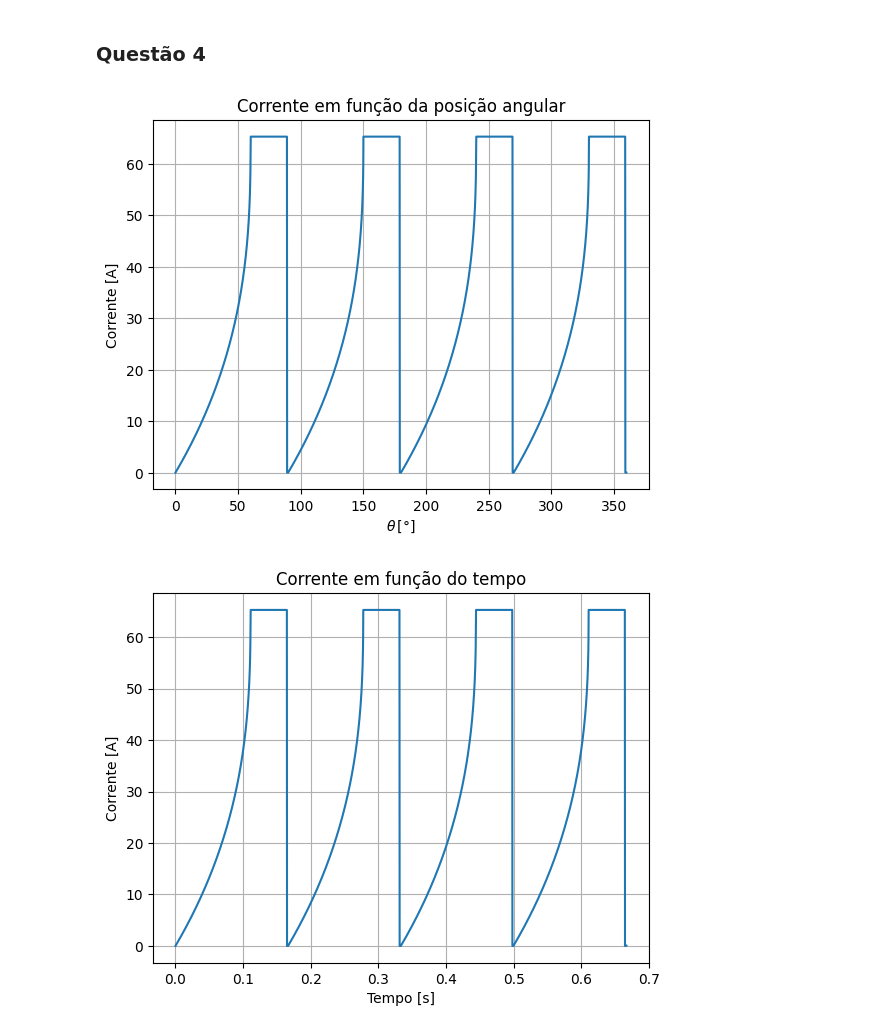
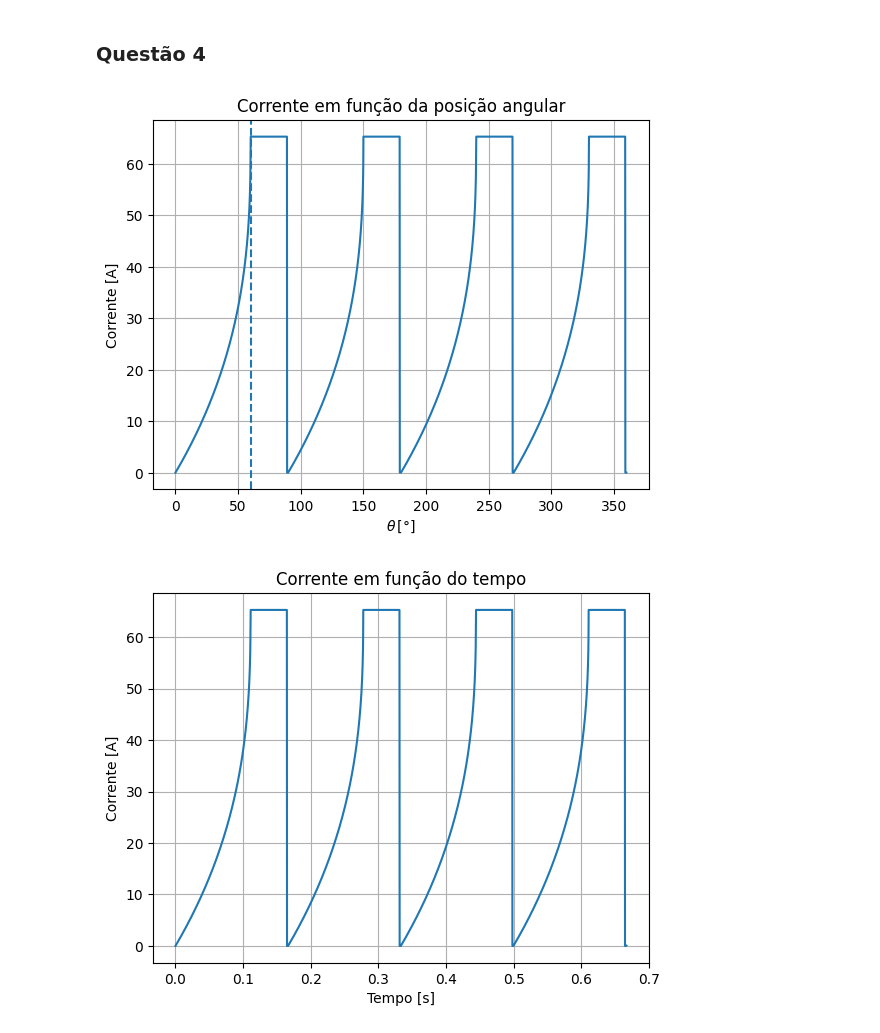
Before and after one commit to Tulio-Tav/Conversao_Eletromecanica, a Jupyter notebook: Projeto_de_conversao (1).ipynb, the cells around one changed output. Saved outputs shown, nothing was run; the diff lists cells and outputs as text; code cells hidden in the pictures.

```diff
--- a/Projeto_de_conversao (1).ipynb
+++ b/Projeto_de_conversao (1).ipynb
@@ -762,13 +744,14 @@ for k in range(1, len(theta_array), 1):
 # %%
 plt.plot(theta_array[:-2], I_array[:-2])
 plt.grid(True)
 plt.xlabel(r'$\theta\,[°]$')
 plt.ylabel('Corrente [A]')
 plt.title('Corrente em função da posição angular')
 #plt.axvline(90, linestyle = '--')
+plt.axvline(60, linestyle = '--')
 plt.show()
 # %% [output]
-[figure, old version]
+[figure, new version]
 # %%
 plt.plot(t_array, I_array)
 plt.grid(True)
```
Also changed, not shown: parts of 10 cells of this notebook.
